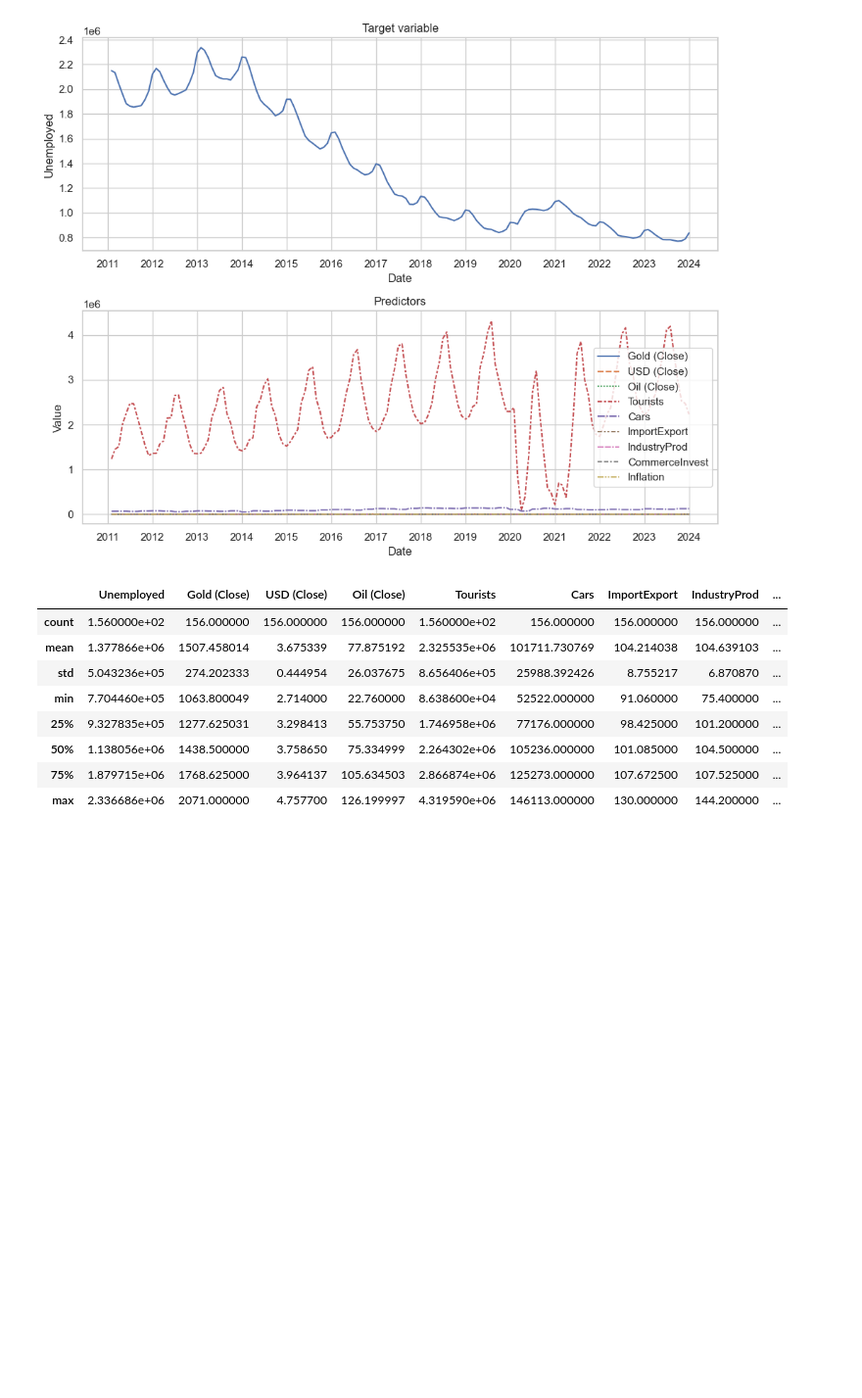
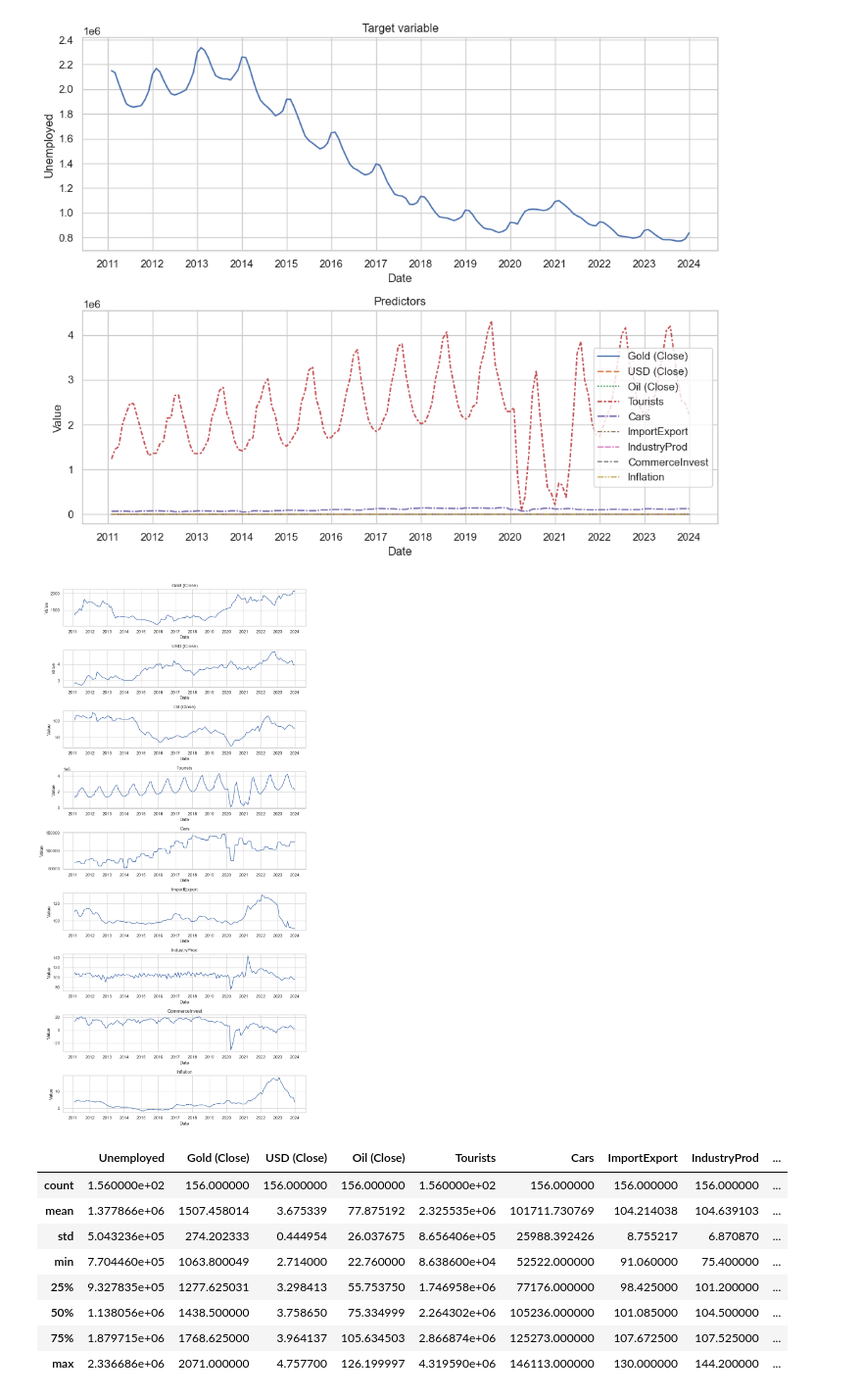
Before and after one commit to ewapelc/Unemployment-Data-Analysis, a Jupyter notebook: data_analysis.ipynb, the cells around one changed output. Shown at 98% size. Cells and saved outputs as stored; diff of their text form; code cells hidden in the pictures; blank space fills up the shorter version.

```diff
--- a/data_analysis.ipynb
+++ b/data_analysis.ipynb
@@ -70,6 +70,25 @@ plt.tight_layout()
 plt.show()
 # %% [output]
 [figure]
+# %%
+cols = list(df.columns.drop('Unemployed'))
+
+fig, ax = plt.subplots(len(cols),1, figsize=[10, 20])
+
+for i, col in enumerate(cols):
+    sns.lineplot(df[col], ax=ax[i])
+
+    years = mdates.YearLocator()
+    ax[i].xaxis.set_major_locator(years)
+    ax[i].xaxis.set_major_formatter(mdates.DateFormatter('%Y'))
+
+    ax[i].set_ylabel('Value')
+    ax[i].set_title(col)
+
+plt.tight_layout()
+plt.show()
+# %% [output]
+[figure, added]
 # %%
 df.describe()
 # %% [output]
```
Also changed, not shown: parts of 51 cells of this notebook.
